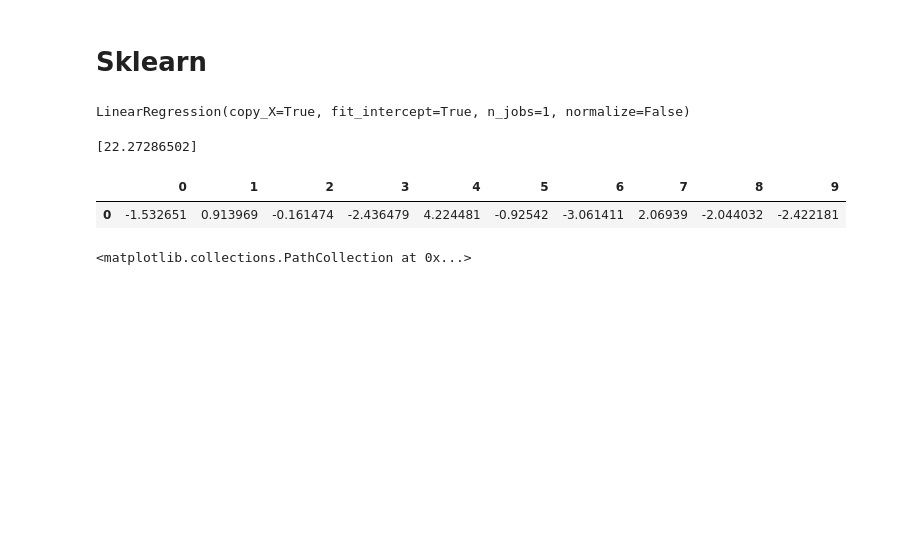
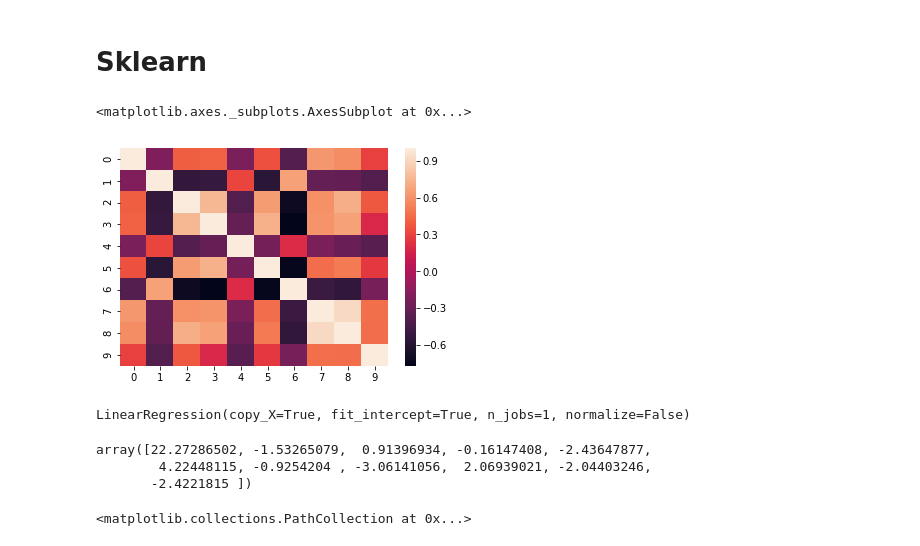
Before and after one commit to oyuan124/ml-algorithm, a Jupyter notebook: linear-regression/Linear Regression Implementation.ipynb, the cells around one changed output. Cells and saved outputs as stored; diff of their text form; code cells hidden in the pictures; blank space fills up the shorter version.

```diff
--- a/linear-regression/Linear Regression Implementation.ipynb
+++ b/linear-regression/Linear Regression Implementation.ipynb
@@ -179,4 +179,9 @@ We can see that gradient descent and normal equation generate very similar param
 # %%
 from sklearn.model_selection import train_test_split
 from sklearn.linear_model import LinearRegression
+# %%
+sns.heatmap(pd.DataFrame(X).corr())
+# %% [output]
+<matplotlib.axes._subplots.AxesSubplot at 0x...>
+[figure, added]
 # %%
@@ -196,16 +195,13 @@ LinearRegression(copy_X=True, fit_intercept=True, n_jobs=1, normalize=False)
 # %%
 # print parameters
 
-print(lm.intercept_)
+params = np.append(lm.intercept_, lm.coef_)
+
+params
 # %% [output]
-[22.27286502]
+array([22.27286502, -1.53265079,  0.91396934, -0.16147408, -2.43647877,
+        4.22448115, -0.9254204 , -3.06141056,  2.06939021, -2.04403246,
+       -2.4221815 ])
-# %%
-coef_df = pd.DataFrame(lm.coef_)
-
-coef_df
-# %% [output]
-|  | 0 | 1 | 2 | 3 | 4 | 5 | 6 | 7 | 8 | 9 |
-| 0 | -1.532651 | 0.913969 | -0.161474 | -2.436479 | 4.224481 | -0.92542 | -3.061411 | 2.06939 | -2.044032 | -2.422181 |
 # %%
 # predictions
 
```
Also changed, not shown: parts of 6 cells of this notebook.
